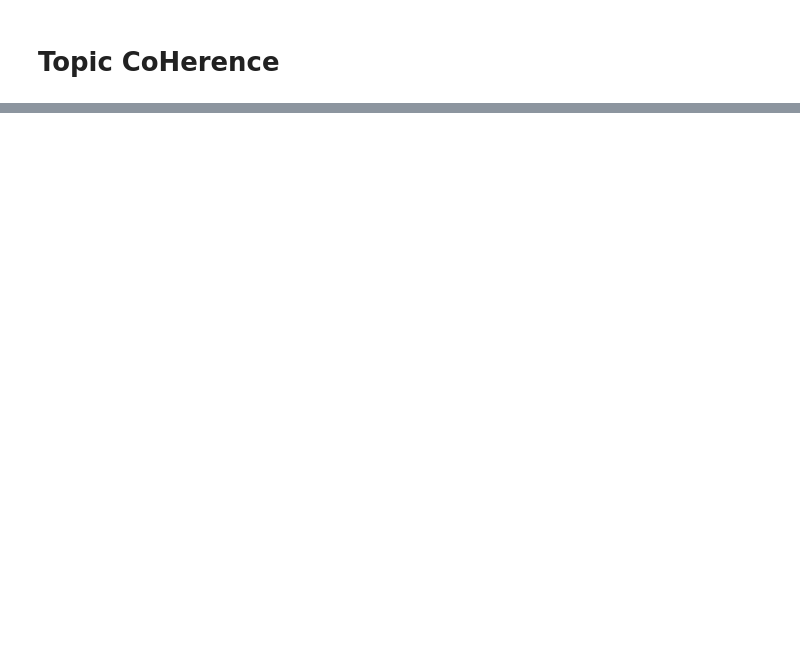
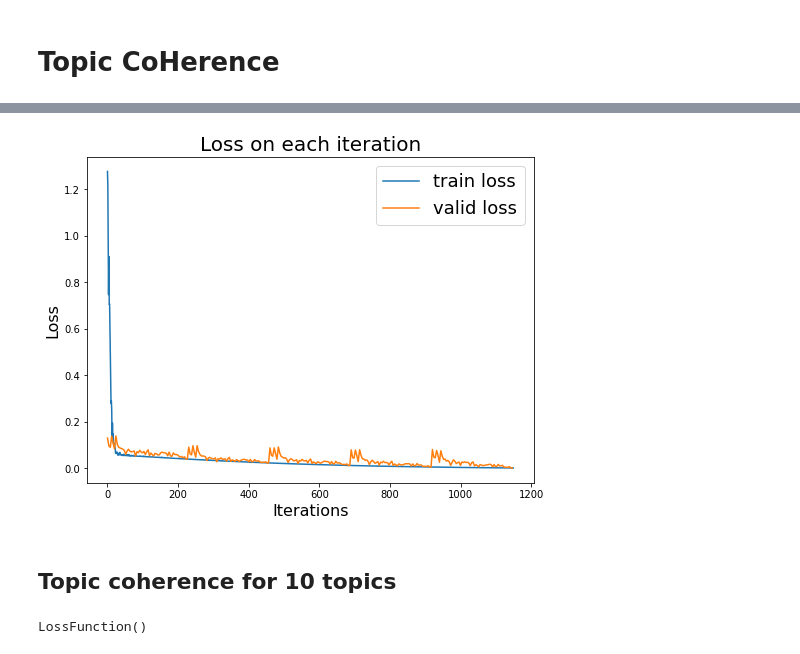
Before and after one commit to ovbystrova/NLP-and-ML, a Jupyter notebook: Aspect_assignment_9.ipynb, the cells around one changed output, grey strips where cells are left out. Saved outputs shown, nothing was run; the diff lists cells and outputs as text; code cells hidden in the pictures; blank space fills up the shorter version.

```diff
--- a/Aspect_assignment_9.ipynb
+++ b/Aspect_assignment_9.ipynb
@@ -502,0 +420,4 @@ KeyboardInterrupt: ignored
+# %%
+train_losses = []
+valid_losses = []
+nn_train(model_5, train_iterator, valid_iterator, optimizer_5, criterion_5, n_epochs=5)
@@ -502,0 +437,10 @@ KeyboardInterrupt: ignored
+# %%
+plt.figure(figsize=(8, 6))
+plt.plot(range(len(train_losses)), train_losses, np.array(range(len(valid_losses)))*(len(train_losses)/len(valid_losses)), valid_losses)
+plt.legend(('train loss', 'valid loss'),prop={'size': 18})
+plt.title('Loss on each iteration', fontsize=20)
+plt.xlabel('Iterations', fontsize=16)
+plt.ylabel('Loss', fontsize=16)
+plt.show()
+# %% [output]
+[figure, added]
@@ -502,0 +453,10 @@ KeyboardInterrupt: ignored
+# %% [markdown]
+## Topic coherence for 10 topics
+# %%
+model_10 = MyModel(vocab_size=len(vocab), embed_size=200, topics_size=10)
+model_10.to(device)
+optimizer_10 = optim.Adam(model_10.parameters())
+criterion_10 = LossFunction()
+criterion_10.to(device)
+# %% [output]
+LossFunction()
```
Also changed, not shown: parts of 48 cells of this notebook.
